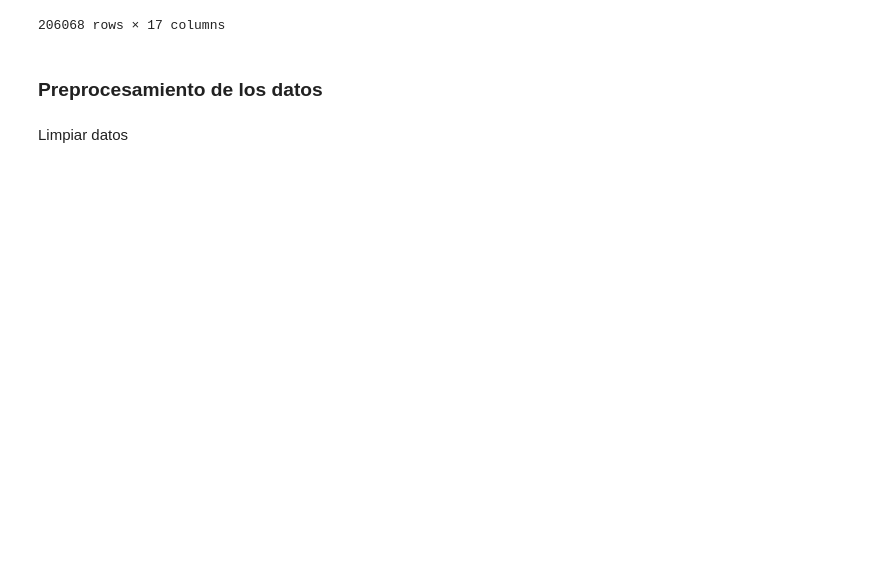
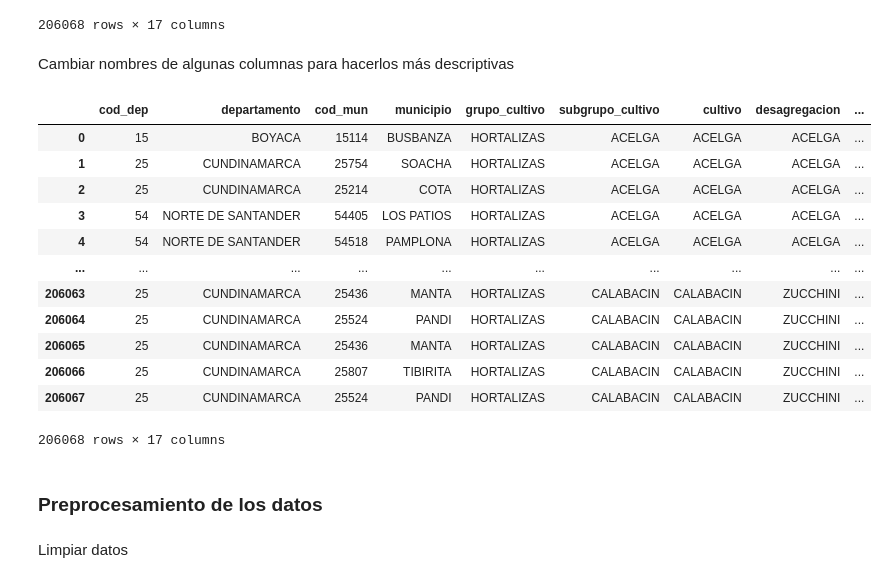
Before and after one commit to AlexTorresDev/Analisis-de-Datos, a Jupyter notebook: notebooks/proyecto 1.ipynb, the cells around one changed output. Cells and saved outputs as stored; diff of their text form; code cells hidden in the pictures; blank space fills up the shorter version.

```diff
--- a/notebooks/proyecto 1.ipynb
+++ b/notebooks/proyecto 1.ipynb
@@ -33,6 +33,46 @@ df
 | 206066 | 25 | CUNDINAMARCA | 25807 | TIBIRITA | HORTALIZAS | CALABACIN | CALABACIN | ... |
 | 206067 | 25 | CUNDINAMARCA | 25524 | PANDI | HORTALIZAS | CALABACIN | CALABACIN | ... |
 206068 rows × 17 columns
+# %% [markdown]
+Cambiar nombres de algunas columnas para hacerlos más descriptivas
+# %%
+columns = {
+  'CÓD. \nDEP.': 'cod_dep',
+  'DEPARTAMENTO': 'departamento',
+  'CÓD. MUN.': 'cod_mun',
+  'MUNICIPIO': 'municipio',
+  'GRUPO \nDE CULTIVO': 'grupo_cultivo',
+  'SUBGRUPO \nDE CULTIVO': 'subgrupo_cultivo',
+  'CULTIVO': 'cultivo',
+  'DESAGREGACIÓN REGIONAL Y/O SISTEMA PRODUCTIVO': 'desagregacion',
+  'AÑO': 'año',
+  'PERIODO': 'periodo',
+  'Área Sembrada\n(ha)': 'area_sembrada',
+  'Área Cosechada\n(ha)': 'area_cosechada',
+  'Producción\n(t)': 'produccion',
+  'Rendimiento\n(t/ha)': 'rendimiento',
+  'ESTADO FISICO PRODUCCION': 'estado_fisico_produccion',
+  'NOMBRE \nCIENTIFICO': 'nombre_cientifico',
+  'CICLO DE CULTIVO': 'ciclo_cultivo',
+}
+
+df = df.rename(columns=columns)
+
+df
+# %% [output]
+|  | cod_dep | departamento | cod_mun | municipio | grupo_cultivo | subgrupo_cultivo | cultivo | desagregacion | ... |
+| 0 | 15 | BOYACA | 15114 | BUSBANZA | HORTALIZAS | ACELGA | ACELGA | ACELGA | ... |
+| 1 | 25 | CUNDINAMARCA | 25754 | SOACHA | HORTALIZAS | ACELGA | ACELGA | ACELGA | ... |
+| 2 | 25 | CUNDINAMARCA | 25214 | COTA | HORTALIZAS | ACELGA | ACELGA | ACELGA | ... |
+| 3 | 54 | NORTE DE SANTANDER | 54405 | LOS PATIOS | HORTALIZAS | ACELGA | ACELGA | ACELGA | ... |
+| 4 | 54 | NORTE DE SANTANDER | 54518 | PAMPLONA | HORTALIZAS | ACELGA | ACELGA | ACELGA | ... |
+| ... | ... | ... | ... | ... | ... | ... | ... | ... | ... |
+| 206063 | 25 | CUNDINAMARCA | 25436 | MANTA | HORTALIZAS | CALABACIN | CALABACIN | ZUCCHINI | ... |
+| 206064 | 25 | CUNDINAMARCA | 25524 | PANDI | HORTALIZAS | CALABACIN | CALABACIN | ZUCCHINI | ... |
+| 206065 | 25 | CUNDINAMARCA | 25436 | MANTA | HORTALIZAS | CALABACIN | CALABACIN | ZUCCHINI | ... |
+| 206066 | 25 | CUNDINAMARCA | 25807 | TIBIRITA | HORTALIZAS | CALABACIN | CALABACIN | ZUCCHINI | ... |
+| 206067 | 25 | CUNDINAMARCA | 25524 | PANDI | HORTALIZAS | CALABACIN | CALABACIN | ZUCCHINI | ... |
+206068 rows × 17 columns
 # %% [markdown]
 ### Preprocesamiento de los datos
 # %% [markdown]
```
Also changed, not shown: parts of 28 cells of this notebook.
